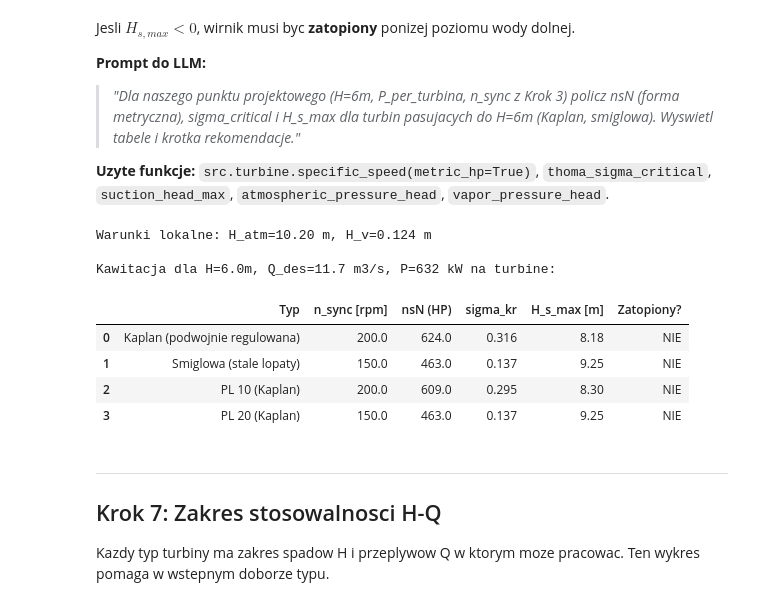
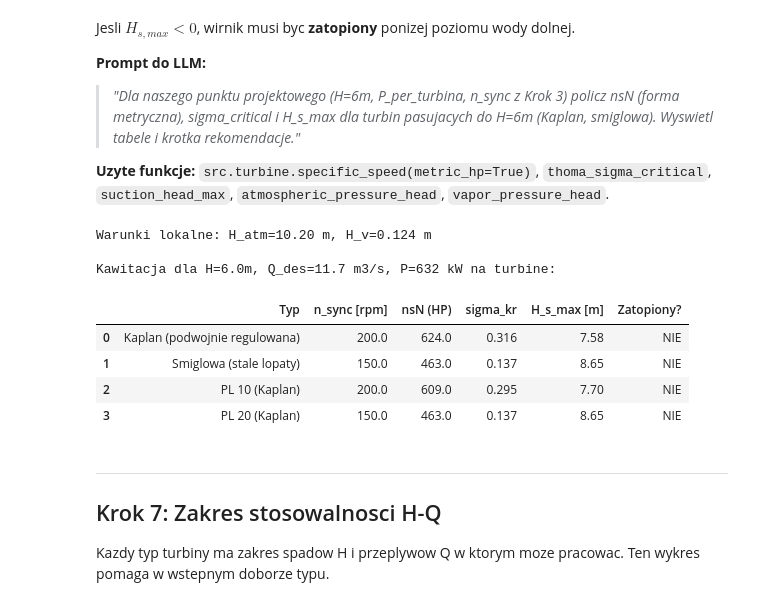
Before and after one commit to amachalski/hydropower-notebooks, a Jupyter notebook: notebooks/07_turbine_efficiency.ipynb, the cells around one changed output. Cells and saved outputs as stored; diff of their text form; code cells hidden in the pictures.

```diff
--- a/notebooks/07_turbine_efficiency.ipynb
+++ b/notebooks/07_turbine_efficiency.ipynb
@@ -631,38 +624,39 @@ for name, t in TURBINE_CATALOG.items():
     H_min, H_max = t.H_range
     if not (H_min <= H <= H_max):
         continue  # pomin nieodpowiednie do naszego H
     D1 = float(np.sqrt(Q_des / (t.Q11 * np.sqrt(H))))
     n_raw = t.n11 * np.sqrt(H) / D1
     n_sync, poles = synchronous_speed(n_raw, mode='nearest')
     P_kw = 998 * 9.81 * Q_des * H * t.eta_peak / 1000  # moc wg eta_peak danego typu
     nsN_hp = specific_speed(n_sync, P_kw, H, metric_hp=True)
 
     try:
         sigma_c = thoma_sigma_critical(nsN_hp, name)
     except ValueError:
         continue
-    H_s_max = suction_head_max(nsN_hp, H, name, elevation_m=ELEVATION_M, water_temp_C=WATER_TEMP_C)
+    H_s_max = suction_head_max(nsN_hp, H, name, elevation_m=ELEVATION_M, water_temp_C=WATER_TEMP_C,
+                               safety_margin=0.10)  # zapas projektowy Δσ
     rows.append({
         'Typ': t.name_pl,
         'n_sync [rpm]': round(n_sync, 0),
         'nsN (HP)': round(nsN_hp, 0),
         'sigma_kr': round(sigma_c, 3),
         'H_s_max [m]': round(H_s_max, 2),
         'Zatopiony?': 'NIE' if H_s_max > 0 else f'TAK (min. {-H_s_max:.2f} m ponizej WD)',
     })
 
 df_cav = pd.DataFrame(rows)
 print(f'\nKawitacja dla H={H}m, Q_des={Q_des} m3/s, P={P_per_kw:.0f} kW na turbine:')
 df_cav
 # %% [output]
 Warunki lokalne: H_atm=10.20 m, H_v=0.124 m
 
 Kawitacja dla H=6.0m, Q_des=11.7 m3/s, P=632 kW na turbine:
 |  | Typ | n_sync [rpm] | nsN (HP) | sigma_kr | H_s_max [m] | Zatopiony? |
-| 0 | Kaplan (podwojnie regulowana) | 200.0 | 624.0 | 0.316 | 8.18 | NIE |
-| 1 | Smiglowa (stale lopaty) | 150.0 | 463.0 | 0.137 | 9.25 | NIE |
-| 2 | PL 10 (Kaplan) | 200.0 | 609.0 | 0.295 | 8.30 | NIE |
-| 3 | PL 20 (Kaplan) | 150.0 | 463.0 | 0.137 | 9.25 | NIE |
+| 0 | Kaplan (podwojnie regulowana) | 200.0 | 624.0 | 0.316 | 7.58 | NIE |
+| 1 | Smiglowa (stale lopaty) | 150.0 | 463.0 | 0.137 | 8.65 | NIE |
+| 2 | PL 10 (Kaplan) | 200.0 | 609.0 | 0.295 | 7.70 | NIE |
+| 3 | PL 20 (Kaplan) | 150.0 | 463.0 | 0.137 | 8.65 | NIE |
 # %% [markdown]
 ---
 ## Krok 7: Zakres stosowalnosci H-Q
```
Also changed, not shown: parts of 9 cells of this notebook, 6 other files.
